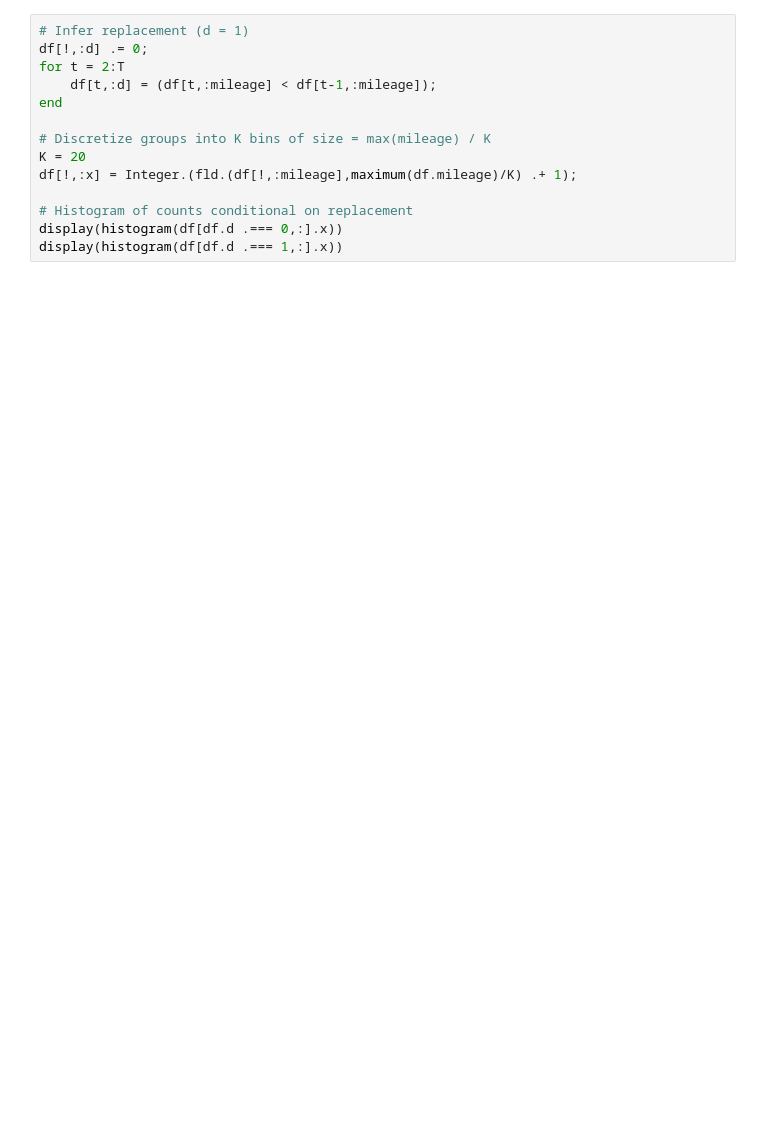
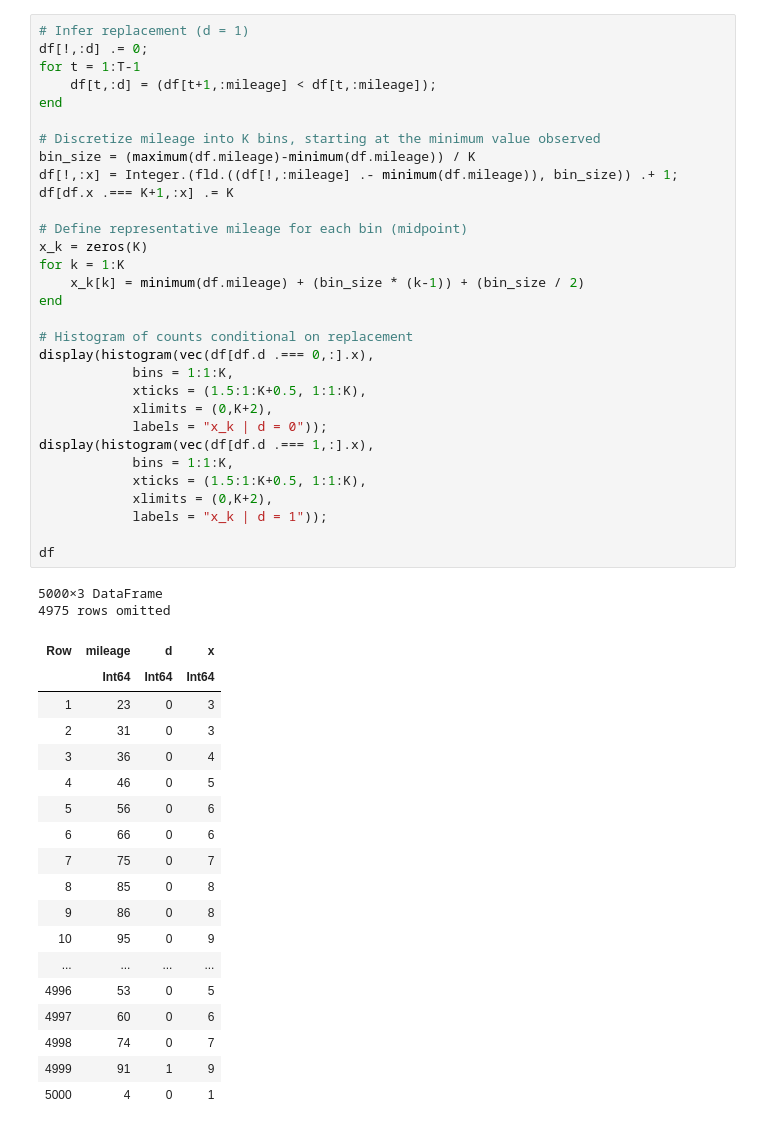
Before and after one commit to junwong97/io2_psets, a Jupyter notebook: ps2/q3.ipynb, the cells around one changed output. Drawn from its saved outputs; the diff is of its cells as text; blank space fills up the shorter version.

```diff
--- a/ps2/q3.ipynb
+++ b/ps2/q3.ipynb
@@ -13,17 +16,55 @@ T = size(df)[1];
 # %%
 # Infer replacement (d = 1)
 df[!,:d] .= 0;
-for t = 2:T
-    df[t,:d] = (df[t,:mileage] < df[t-1,:mileage]);
+for t = 1:T-1
+    df[t,:d] = (df[t+1,:mileage] < df[t,:mileage]);
 end
 
-# Discretize groups into K bins of size = max(mileage) / K
-K = 20
-df[!,:x] = Integer.(fld.(df[!,:mileage],maximum(df.mileage)/K) .+ 1);
+# Discretize mileage into K bins, starting at the minimum value observed
+bin_size = (maximum(df.mileage)-minimum(df.mileage)) / K
+df[!,:x] = Integer.(fld.((df[!,:mileage] .- minimum(df.mileage)), bin_size)) .+ 1;
+df[df.x .=== K+1,:x] .= K
+
+# Define representative mileage for each bin (midpoint)
+x_k = zeros(K)
+for k = 1:K
+    x_k[k] = minimum(df.mileage) + (bin_size * (k-1)) + (bin_size / 2)
+end
 
 # Histogram of counts conditional on replacement
-display(histogram(df[df.d .=== 0,:].x))
-display(histogram(df[df.d .=== 1,:].x))
+display(histogram(vec(df[df.d .=== 0,:].x),
+            bins = 1:1:K,
+            xticks = (1.5:1:K+0.5, 1:1:K),
+            xlimits = (0,K+2),
+            labels = "x_k | d = 0"));
+display(histogram(vec(df[df.d .=== 1,:].x),
+            bins = 1:1:K,
+            xticks = (1.5:1:K+0.5, 1:1:K),
+            xlimits = (0,K+2),
+            labels = "x_k | d = 1"));
+
+df
+# %% [output]
+5000×3 DataFrame
+4975 rows omitted
+| Row | mileage | d | x |
+|  | Int64 | Int64 | Int64 |
+| 1 | 23 | 0 | 3 |
+| 2 | 31 | 0 | 3 |
+| 3 | 36 | 0 | 4 |
+| 4 | 46 | 0 | 5 |
+| 5 | 56 | 0 | 6 |
+| 6 | 66 | 0 | 6 |
+| 7 | 75 | 0 | 7 |
+| 8 | 85 | 0 | 8 |
+| 9 | 86 | 0 | 8 |
+| 10 | 95 | 0 | 9 |
+| ... | ... | ... | ... |
+| 4996 | 53 | 0 | 5 |
+| 4997 | 60 | 0 | 6 |
+| 4998 | 74 | 0 | 7 |
+| 4999 | 91 | 1 | 9 |
+| 5000 | 4 | 0 | 1 |
 # %%
 ### Construct transition matrix
 
```
Also changed, not shown: parts of 7 cells of this notebook.
